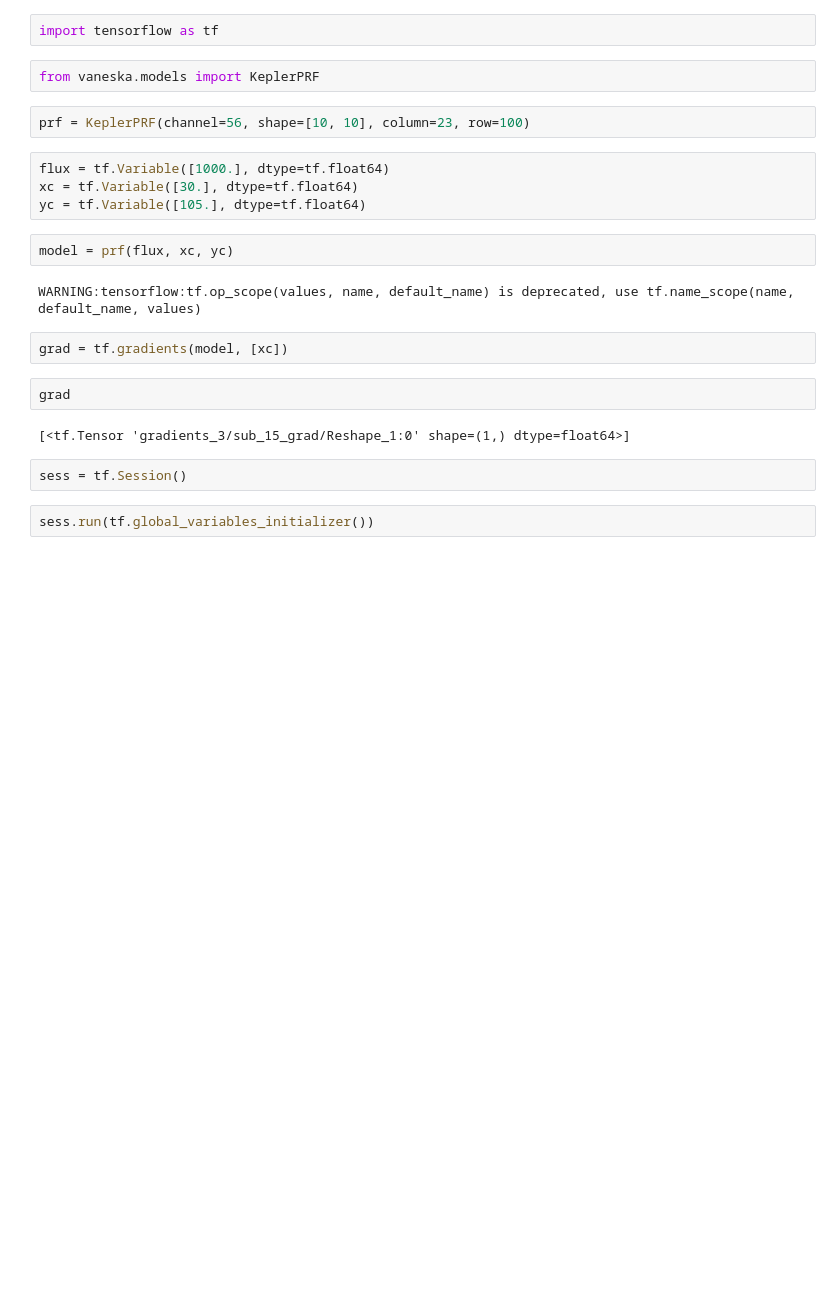
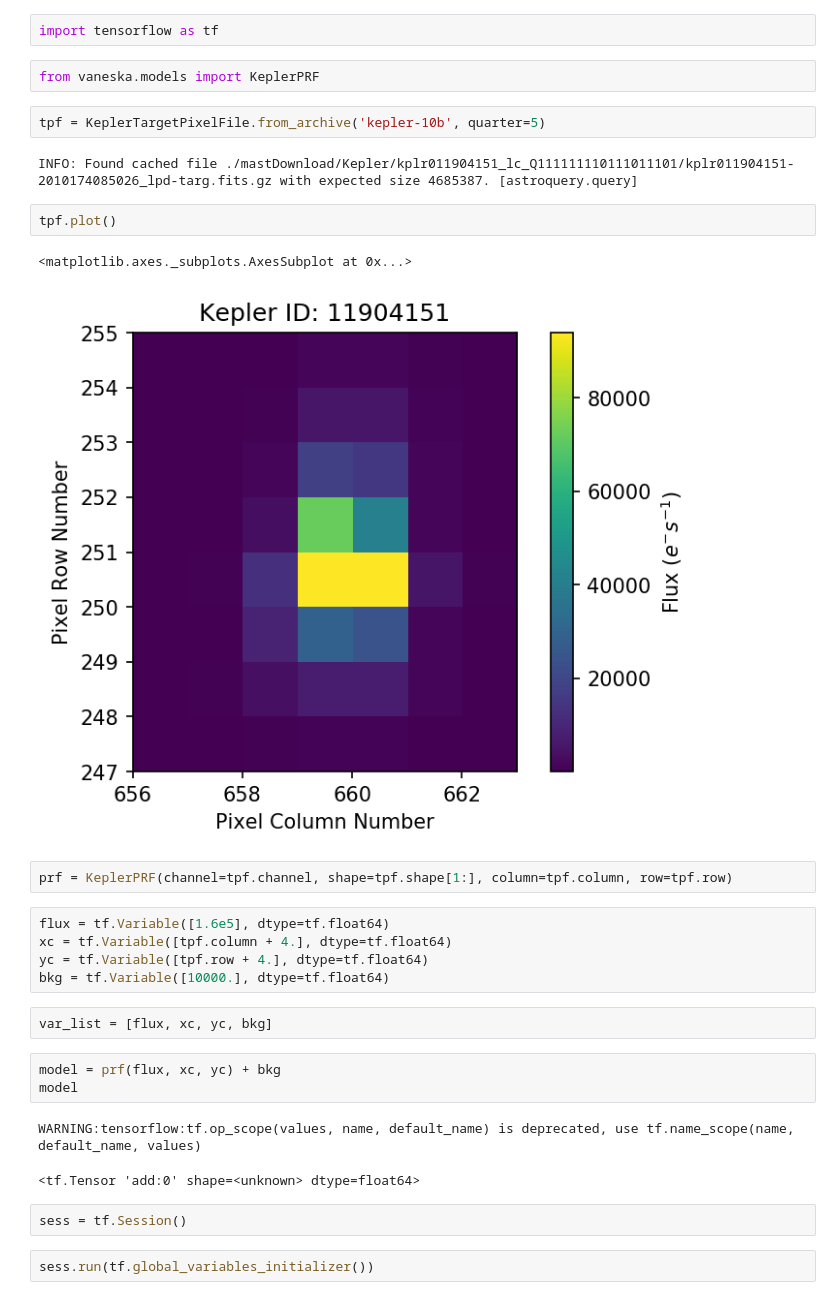
Before and after one commit to mirca/vaneska, a Jupyter notebook: interp_grad_demo.ipynb, the cells around one changed output. Drawn from its saved outputs; the diff is of its cells as text; blank space fills up the shorter version.

```diff
--- a/interp_grad_demo.ipynb
+++ b/interp_grad_demo.ipynb
@@ -15,22 +17,30 @@ from vaneska.interpolate import ScipyRectBivariateSpline
 import tensorflow as tf
 # %%
 from vaneska.models import KeplerPRF
+# %%
+tpf = KeplerTargetPixelFile.from_archive('kepler-10b', quarter=5)
+# %% [output]
+INFO: Found cached file ./mastDownload/Kepler/kplr011904151_lc_Q111111110111011101/kplr011904151-2010174085026_lpd-targ.fits.gz with expected size 4685387. [astroquery.query]
+# %%
+tpf.plot()
+# %% [output]
+<matplotlib.axes._subplots.AxesSubplot at 0x...>
+[figure, added]
 # %%
-prf = KeplerPRF(channel=56, shape=[10, 10], column=23, row=100)
+prf = KeplerPRF(channel=tpf.channel, shape=tpf.shape[1:], column=tpf.column, row=tpf.row)
 # %%
-flux = tf.Variable([1000.], dtype=tf.float64)
-xc = tf.Variable([30.], dtype=tf.float64)
-yc = tf.Variable([105.], dtype=tf.float64)
+flux = tf.Variable([1.6e5], dtype=tf.float64)
+xc = tf.Variable([tpf.column + 4.], dtype=tf.float64)
+yc = tf.Variable([tpf.row + 4.], dtype=tf.float64)
+bkg = tf.Variable([10000.], dtype=tf.float64)
+# %%
+var_list = [flux, xc, yc, bkg]
 # %%
-model = prf(flux, xc, yc)
+model = prf(flux, xc, yc) + bkg
+model
 # %% [output]
 WARNING:tensorflow:tf.op_scope(values, name, default_name) is deprecated, use tf.name_scope(name, default_name, values)
+<tf.Tensor 'add:0' shape=<unknown> dtype=float64>
-# %%
-grad = tf.gradients(model, [xc])
-# %%
-grad
-# %% [output]
-[<tf.Tensor 'gradients_3/sub_15_grad/Reshape_1:0' shape=(1,) dtype=float64>]
 # %%
 sess = tf.Session()
 # %%
```
Also changed, not shown: parts of 30 cells of this notebook, 1 other file.
